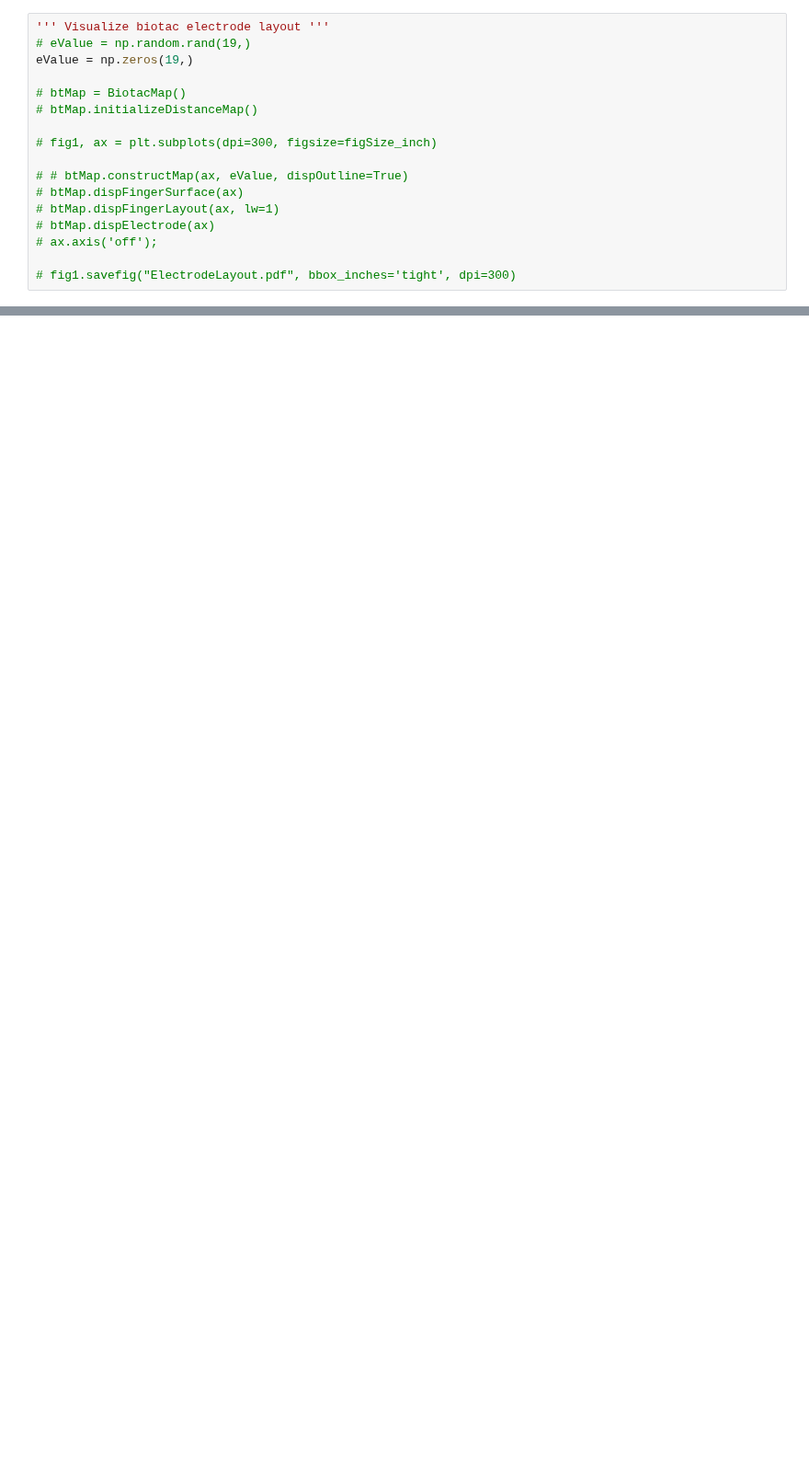
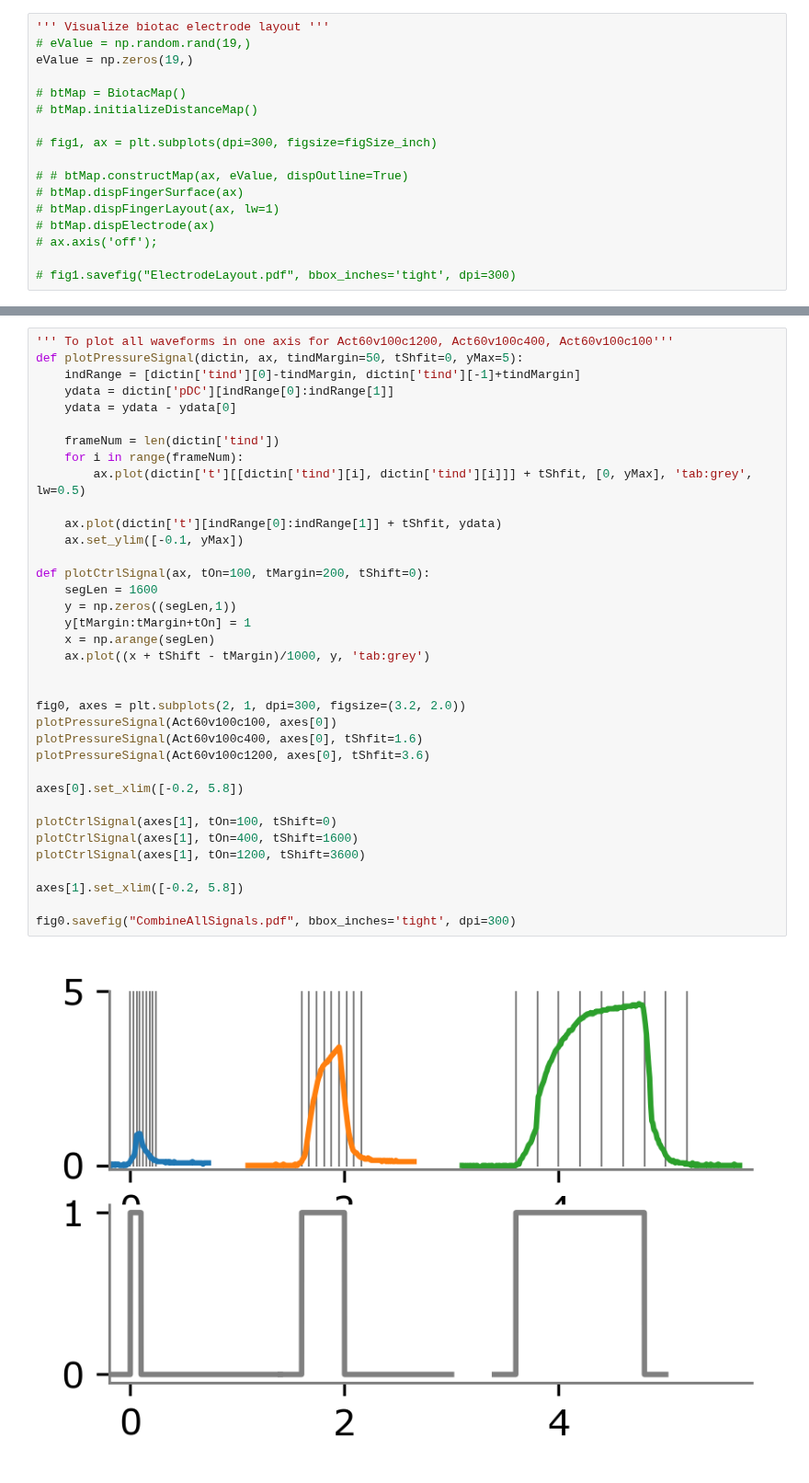
Before and after one commit to maxwellre/pycode, a Jupyter notebook: BioTacAnalysis/VisualBiotacElectrode.ipynb, the cells around one changed output, grey strips where cells are left out. Shown at 92% size. Drawn from its saved outputs; the diff is of its cells as text; blank space fills up the shorter version.

```diff
--- a/BioTacAnalysis/VisualBiotacElectrode.ipynb
+++ b/BioTacAnalysis/VisualBiotacElectrode.ipynb
@@ -469 +507,39 @@ fig2.savefig("Act60mm1.5mLv100c0.1sec_signal.pdf", bbox_inches='tight', dpi=300)
+# %%
+''' To plot all waveforms in one axis for Act60v100c1200, Act60v100c400, Act60v100c100'''
+def plotPressureSignal(dictin, ax, tindMargin=50, tShfit=0, yMax=5):
+    indRange = [dictin['tind'][0]-tindMargin, dictin['tind'][-1]+tindMargin]
+    ydata = dictin['pDC'][indRange[0]:indRange[1]]
+    ydata = ydata - ydata[0]
+
+    frameNum = len(dictin['tind'])
+    for i in range(frameNum):
+        ax.plot(dictin['t'][[dictin['tind'][i], dictin['tind'][i]]] + tShfit, [0, yMax], 'tab:grey', lw=0.5)
+
+    ax.plot(dictin['t'][indRange[0]:indRange[1]] + tShfit, ydata)
+    ax.set_ylim([-0.1, yMax])
+
+def plotCtrlSignal(ax, tOn=100, tMargin=200, tShift=0):
+    segLen = 1600
+    y = np.zeros((segLen,1))
+    y[tMargin:tMargin+tOn] = 1
+    x = np.arange(segLen)
+    ax.plot((x + tShift - tMargin)/1000, y, 'tab:grey')
+
+
+fig0, axes = plt.subplots(2, 1, dpi=300, figsize=(3.2, 2.0))
+plotPressureSignal(Act60v100c100, axes[0])
+plotPressureSignal(Act60v100c400, axes[0], tShfit=1.6)
+plotPressureSignal(Act60v100c1200, axes[0], tShfit=3.6)
+
+axes[0].set_xlim([-0.2, 5.8])
+
+plotCtrlSignal(axes[1], tOn=100, tShift=0)
+plotCtrlSignal(axes[1], tOn=400, tShift=1600)
+plotCtrlSignal(axes[1], tOn=1200, tShift=3600)
+
+axes[1].set_xlim([-0.2, 5.8])
+
+fig0.savefig("CombineAllSignals.pdf", bbox_inches='tight', dpi=300)
+# %% [output]
+[figure, added]
 # %%
```
Also changed, not shown: parts of 8 cells of this notebook, 1 other file.
